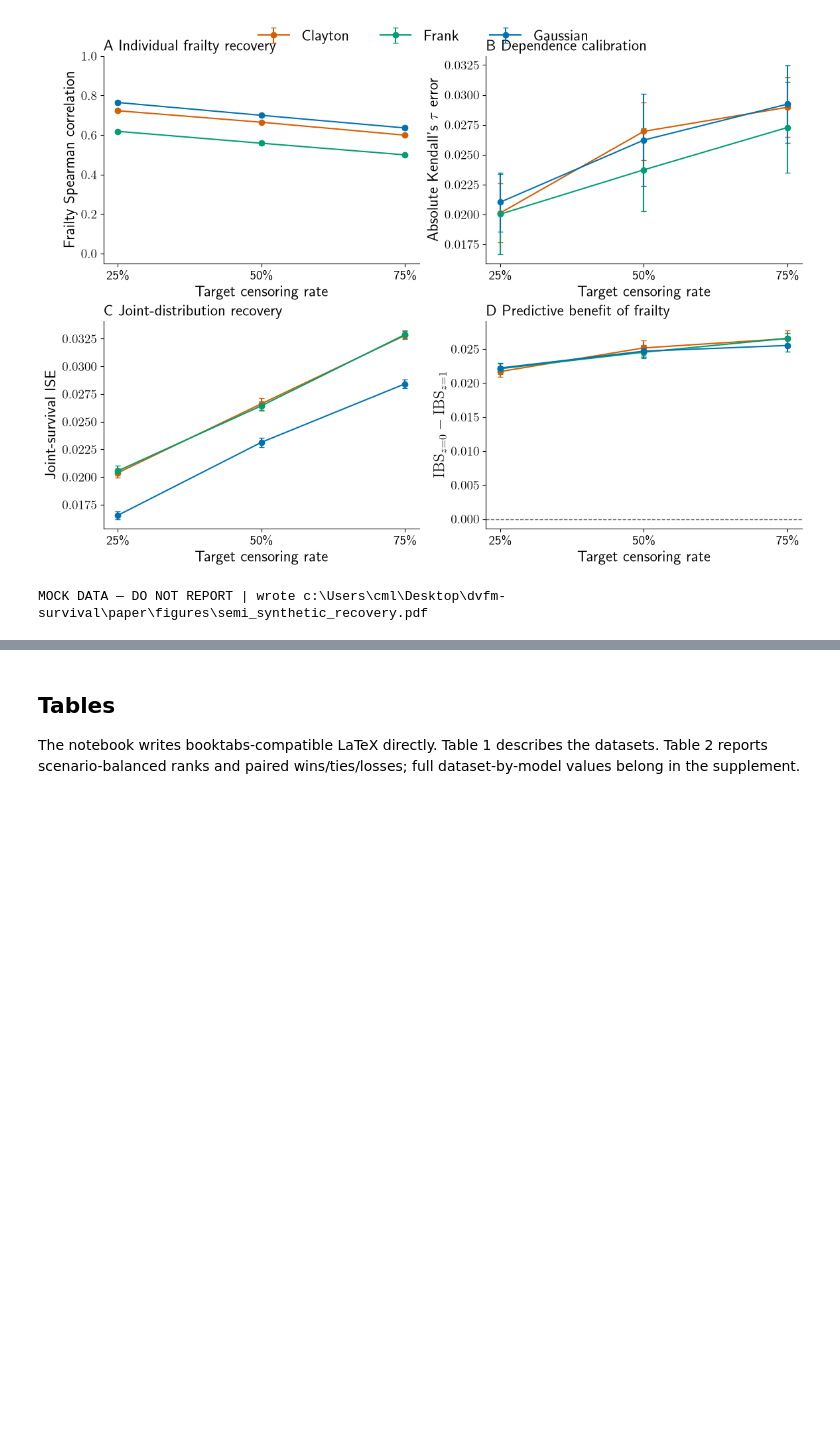
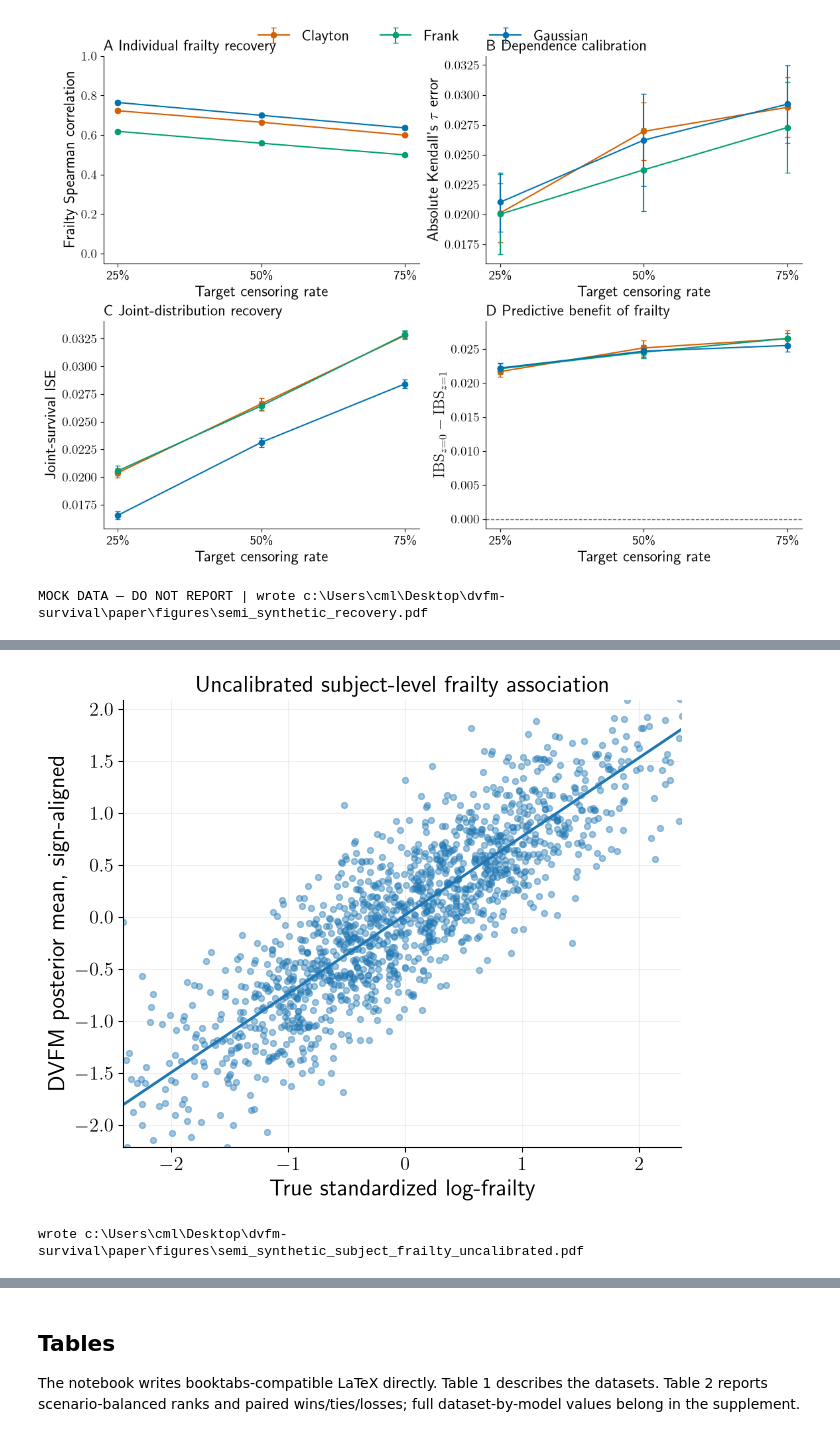
Before and after one commit to kalantari66/dvfm-survival, a Jupyter notebook: notebooks/semi_synthetic_results_mockup.ipynb, the cells around one changed output, grey strips where cells are left out. Saved outputs shown, nothing was run; the diff lists cells and outputs as text; code cells hidden in the pictures; blank space fills up the shorter version.

```diff
--- a/notebooks/semi_synthetic_results_mockup.ipynb
+++ b/notebooks/semi_synthetic_results_mockup.ipynb
@@ -198,0 +293,22 @@ MOCK DATA — DO NOT REPORT | wrote c:\Users\cml\Desktop\dvfm-survival\paper\fig
+# %%
+x = frailty_test["true_z"].to_numpy()
+y = frailty_test["learned_mu_aligned"].to_numpy()
+x_low, x_high = np.quantile(x, [0.01, 0.99])
+y_low, y_high = np.quantile(y, [0.01, 0.99])
+slope, intercept = np.polyfit(x, y, 1)
+grid = np.linspace(x_low, x_high, 200)
+fig, ax = plt.subplots(figsize=(7.2, 5.8))
+ax.scatter(x, y, alpha=0.42, s=18)
+ax.plot(grid, intercept + slope * grid, linewidth=2)
+ax.set(xlim=(x_low, x_high), ylim=(y_low, y_high),
+       xlabel="True standardized log-frailty",
+       ylabel="DVFM posterior mean, sign-aligned",
+       title="Uncalibrated subject-level frailty association")
+ax.grid(alpha=0.18)
+out = FIGURE_DIR / "semi_synthetic_subject_frailty_uncalibrated.pdf"
+fig.savefig(out)
+plt.show()
+print(f"wrote {out}")
+# %% [output]
+[figure, added]
+wrote c:\Users\cml\Desktop\dvfm-survival\paper\figures\semi_synthetic_subject_frailty_uncalibrated.pdf
```
Also changed, not shown: parts of 4 cells of this notebook.
